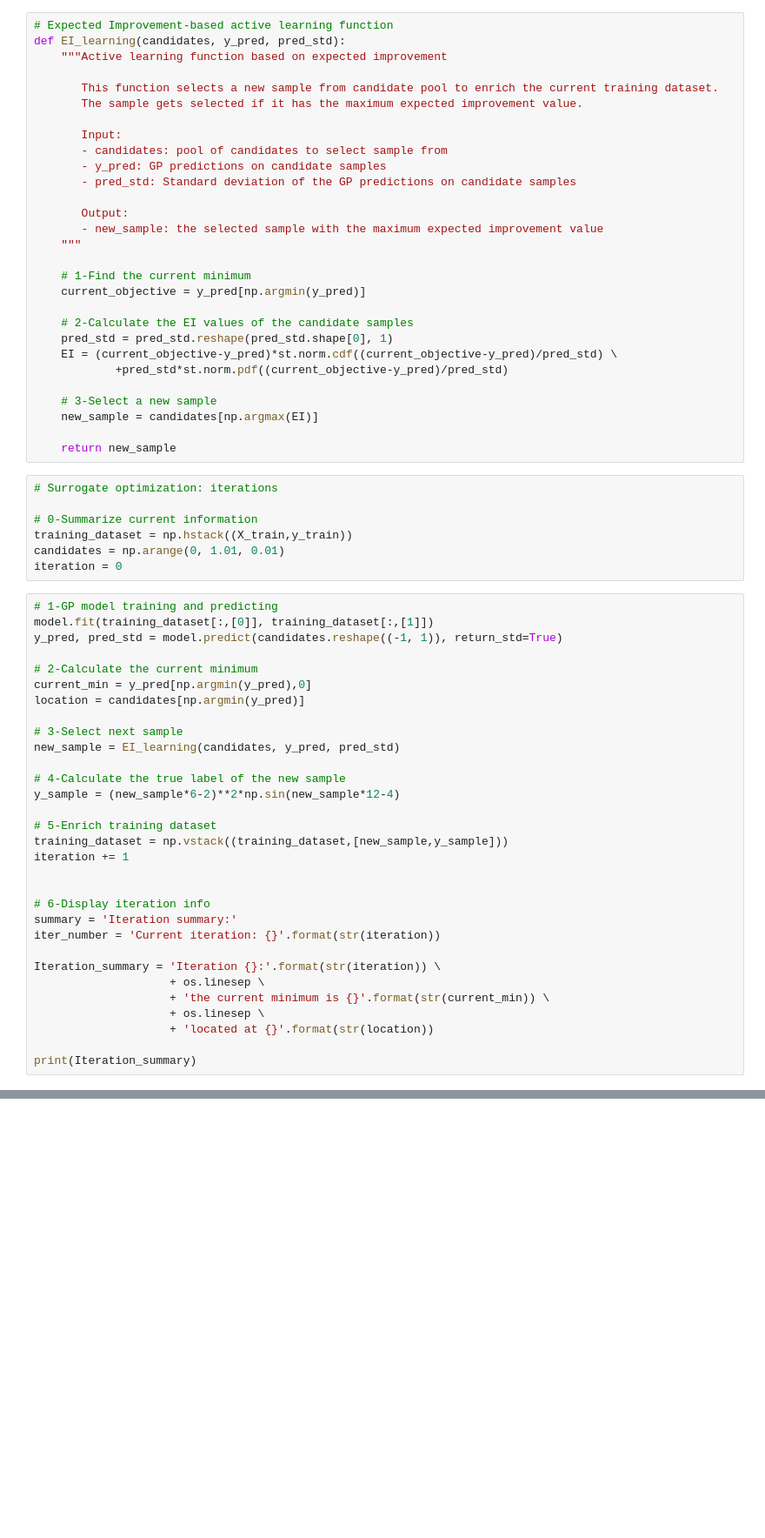
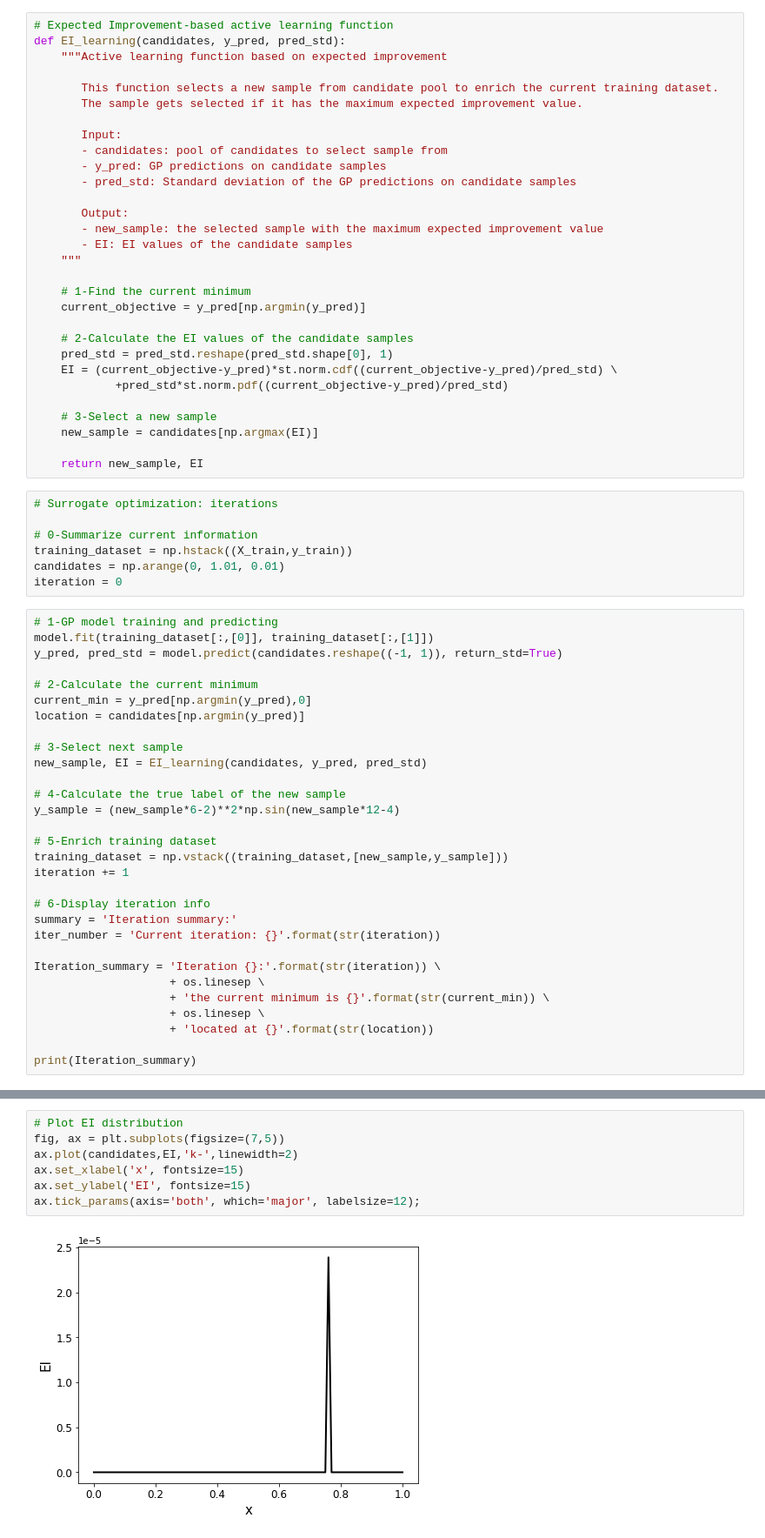
Before and after one commit to ShuaiGuo16/Surrogate_Optimization, a Jupyter notebook: Surrogate_Optimization.ipynb, the cells around one changed output, grey strips where cells are left out. Shown: that part at 87% size. Drawn from its saved outputs; the diff is of its cells as text; blank space fills up the shorter version.

Commit message:
Display EI distribution

```diff
--- a/Surrogate_Optimization.ipynb
+++ b/Surrogate_Optimization.ipynb
@@ -95,6 +95,7 @@ def EI_learning(candidates, y_pred, pred_std):
 
        Output:
        - new_sample: the selected sample with the maximum expected improvement value
+       - EI: EI values of the candidate samples
     """
 
     # 1-Find the current minimum
@@ -108,7 +109,7 @@ def EI_learning(candidates, y_pred, pred_std):
     # 3-Select a new sample
     new_sample = candidates[np.argmax(EI)]
 
-    return new_sample
+    return new_sample, EI
 # %%
 # Surrogate optimization: iterations
 
@@ -126,7 +127,7 @@ current_min = y_pred[np.argmin(y_pred),0]
 location = candidates[np.argmin(y_pred)]
 
 # 3-Select next sample
-new_sample = EI_learning(candidates, y_pred, pred_std)
+new_sample, EI = EI_learning(candidates, y_pred, pred_std)
 
 # 4-Calculate the true label of the new sample
 y_sample = (new_sample*6-2)**2*np.sin(new_sample*12-4)
@@ -134,7 +135,6 @@ y_sample = (new_sample*6-2)**2*np.sin(new_sample*12-4)
 # 5-Enrich training dataset
 training_dataset = np.vstack((training_dataset,[new_sample,y_sample]))
 iteration += 1
-
 
 # 6-Display iteration info
 summary = 'Iteration summary:'
@@ -153 +153,10 @@ the current minimum is -6.016666662254222
 located at 0.76
+# %%
+# Plot EI distribution
+fig, ax = plt.subplots(figsize=(7,5))
+ax.plot(candidates,EI,'k-',linewidth=2)
+ax.set_xlabel('x', fontsize=15)
+ax.set_ylabel('EI', fontsize=15)
+ax.tick_params(axis='both', which='major', labelsize=12);
+# %% [output]
+[figure, added]
```
Also changed, not shown: parts of 1 cell of this notebook.
